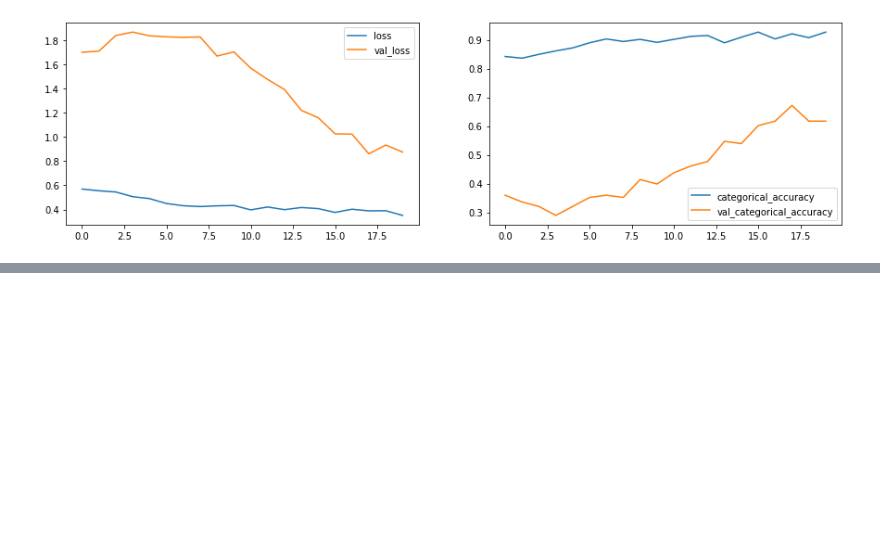
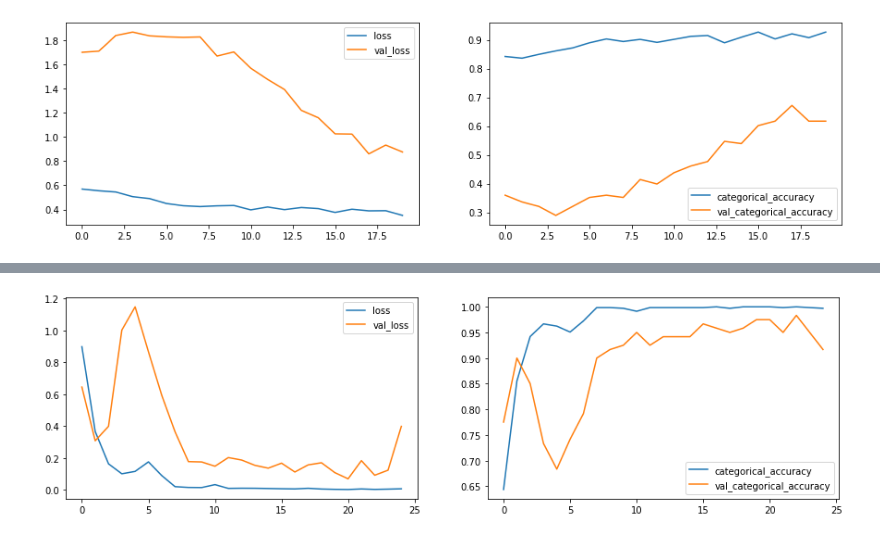
Before and after one commit to prash130/gesture_recognition_with_CNN, a Jupyter notebook: Neural_Nets_Project_Starter_Code.ipynb, the cells around one changed output, grey strips where cells are left out. Saved outputs shown, nothing was run; the diff lists cells and outputs as text; code cells hidden in the pictures; blank space fills up the shorter version.

```diff
--- a/Neural_Nets_Project_Starter_Code.ipynb
+++ b/Neural_Nets_Project_Starter_Code.ipynb
@@ -1060,7 +1110,7 @@ class Model4(ModelBuilder):
 # %%
-conv_model4_obj=Model4()
-conv_model4_obj.initialize_path(project_folder)
-conv_model4_obj.initialize_image_properties(image_height=120,image_width=120)
-conv_model4_obj.initialize_hyperparams(frames_to_sample=20,batch_size=64,num_epochs=20)
-conv_model4_model=conv_model2_obj.define_model()
-conv_model4_model.summary()
+gru_tl=GRUTransferLearning()
+gru_tl.initialize_path(project_folder)
+gru_tl.initialize_image_properties(image_height=120,image_width=120)
+gru_tl.initialize_hyperparams(frames_to_sample=16,batch_size=30,num_epochs=25)
+gru_tl_model=gru_tl.define_model(gru_cells=128,dense_neurons=128,dropout=0.25)
+gru_tl_model.summary()
@@ -1085,0 +1139,2 @@ Epoch 5/20
+# %%
+training_output_model9 = gru_tl.train_model(gru_tl_model)
@@ -1086,2 +1159,4 @@ Epoch 5/20
 # %%
-plot(training_output_model4)
+plot(training_output_model9)
+# %% [output]
+[figure, added]
```
Also changed, not shown: parts of 59 cells of this notebook.
